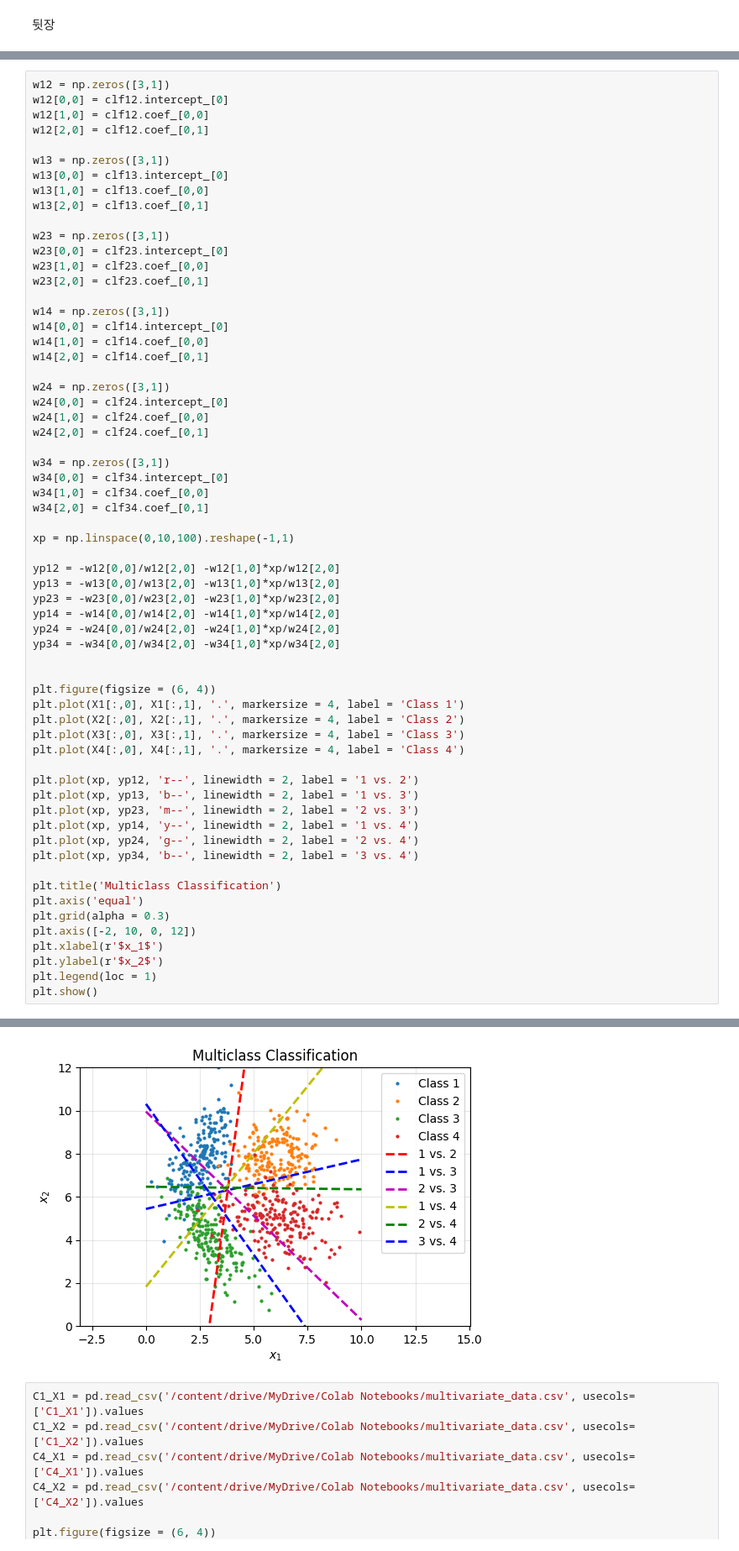
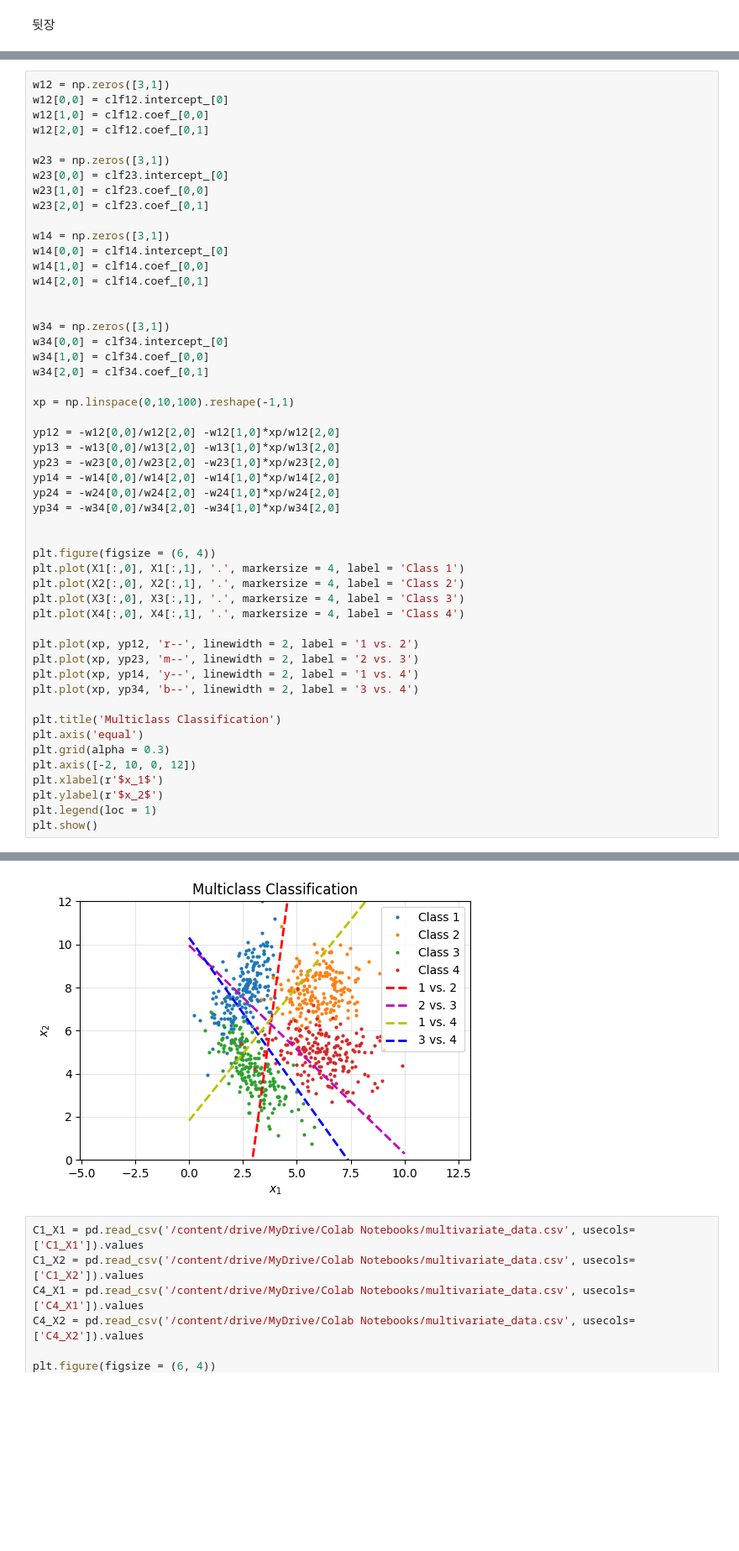
Before and after one commit to cwp-kr/ML-class, a Jupyter notebook: 중간test.ipynb, the cells around one changed output, grey strips where cells are left out. Shown at 84% size. Cells and saved outputs as stored; diff of their text form; blank space fills up the shorter version.

```diff
--- a/중간test.ipynb
+++ b/중간test.ipynb
@@ -216,11 +210,6 @@ w12 = np.zeros([3,1])
 w12[0,0] = clf12.intercept_[0]
 w12[1,0] = clf12.coef_[0,0]
 w12[2,0] = clf12.coef_[0,1]
-
-w13 = np.zeros([3,1])
-w13[0,0] = clf13.intercept_[0]
-w13[1,0] = clf13.coef_[0,0]
-w13[2,0] = clf13.coef_[0,1]
 
 w23 = np.zeros([3,1])
 w23[0,0] = clf23.intercept_[0]
@@ -232,10 +221,6 @@ w14[0,0] = clf14.intercept_[0]
 w14[1,0] = clf14.coef_[0,0]
 w14[2,0] = clf14.coef_[0,1]
 
-w24 = np.zeros([3,1])
-w24[0,0] = clf24.intercept_[0]
-w24[1,0] = clf24.coef_[0,0]
-w24[2,0] = clf24.coef_[0,1]
 
 w34 = np.zeros([3,1])
 w34[0,0] = clf34.intercept_[0]
@@ -246,36 +231,34 @@ xp = np.linspace(0,10,100).reshape(-1,1)
 
 yp12 = -w12[0,0]/w12[2,0] -w12[1,0]*xp/w12[2,0]
 yp13 = -w13[0,0]/w13[2,0] -w13[1,0]*xp/w13[2,0]
 yp23 = -w23[0,0]/w23[2,0] -w23[1,0]*xp/w23[2,0]
 yp14 = -w14[0,0]/w14[2,0] -w14[1,0]*xp/w14[2,0]
 yp24 = -w24[0,0]/w24[2,0] -w24[1,0]*xp/w24[2,0]
 yp34 = -w34[0,0]/w34[2,0] -w34[1,0]*xp/w34[2,0]
 
 
 plt.figure(figsize = (6, 4))
 plt.plot(X1[:,0], X1[:,1], '.', markersize = 4, label = 'Class 1')
 plt.plot(X2[:,0], X2[:,1], '.', markersize = 4, label = 'Class 2')
 plt.plot(X3[:,0], X3[:,1], '.', markersize = 4, label = 'Class 3')
 plt.plot(X4[:,0], X4[:,1], '.', markersize = 4, label = 'Class 4')
 
 plt.plot(xp, yp12, 'r--', linewidth = 2, label = '1 vs. 2')
-plt.plot(xp, yp13, 'b--', linewidth = 2, label = '1 vs. 3')
 plt.plot(xp, yp23, 'm--', linewidth = 2, label = '2 vs. 3')
 plt.plot(xp, yp14, 'y--', linewidth = 2, label = '1 vs. 4')
-plt.plot(xp, yp24, 'g--', linewidth = 2, label = '2 vs. 4')
 plt.plot(xp, yp34, 'b--', linewidth = 2, label = '3 vs. 4')
 
 plt.title('Multiclass Classification')
 plt.axis('equal')
 plt.grid(alpha = 0.3)
 plt.axis([-2, 10, 0, 12])
 plt.xlabel(r'$x_1$')
 plt.ylabel(r'$x_2$')
 plt.legend(loc = 1)
 plt.show()
 # %% [output]
 WARNING:matplotlib.axes._base:Ignoring fixed x limits to fulfill fixed data aspect with adjustable data limits.
-[figure, old version]
+[figure, new version]
 # %%
 C1_X1 = pd.read_csv('/content/drive/MyDrive/Colab Notebooks/multivariate_data.csv', usecols=['C1_X1']).values
 C1_X2 = pd.read_csv('/content/drive/MyDrive/Colab Notebooks/multivariate_data.csv', usecols=['C1_X2']).values
```
Also changed, not shown: parts of 2 cells of this notebook.
